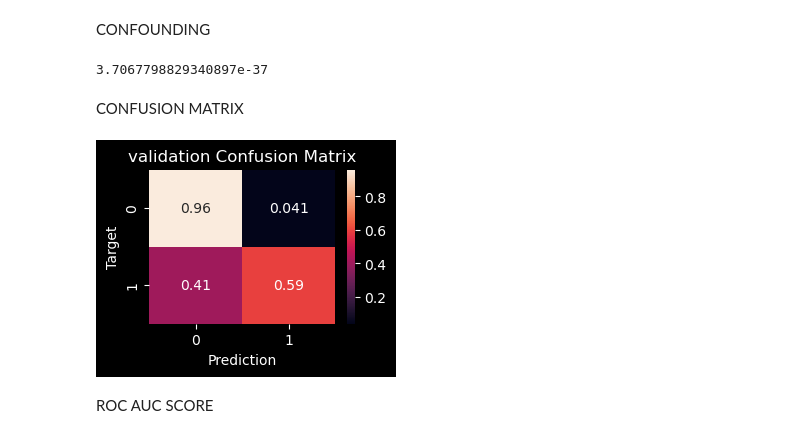
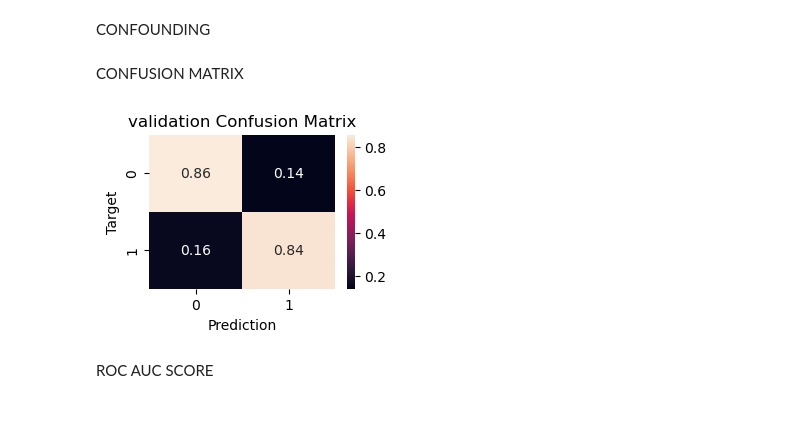
Before and after one commit to alfredwisana/machine_learning, a Jupyter notebook: logistic regression UTS ml.ipynb, the cells around one changed output. Saved outputs shown, nothing was run; the diff lists cells and outputs as text; code cells hidden in the pictures.

```diff
--- a/logistic regression UTS ml.ipynb
+++ b/logistic regression UTS ml.ipynb
@@ -172,23 +194,16 @@ plt.show()
 # %% [markdown]
 CONFOUNDING
-# %%
-ttest,pvalue=stats.ttest_ind(df_copy.bang,df_copy['n000'])
-print(pvalue)
-
-ttest,pvalue=
-# %% [output]
-3.7067798829340897e-37
 # %% [markdown]
 CONFUSION MATRIX
 # %%
-cf = confusion_matrix(y_val, y_val_pred, normalize='true')
+cf = confusion_matrix(y_test, y_test_pred, normalize='true')
 plt.figure(figsize=(3,2))
 sns.heatmap(cf, annot=True)
 plt.xlabel('Prediction')
 plt.ylabel('Target')
 plt.title('{} Confusion Matrix'.format('validation'));
 # %% [output]
-[figure, old version]
+[figure, new version]
 # %% [markdown]
 ROC AUC SCORE
 # %%
```
Also changed, not shown: parts of 14 cells of this notebook.
